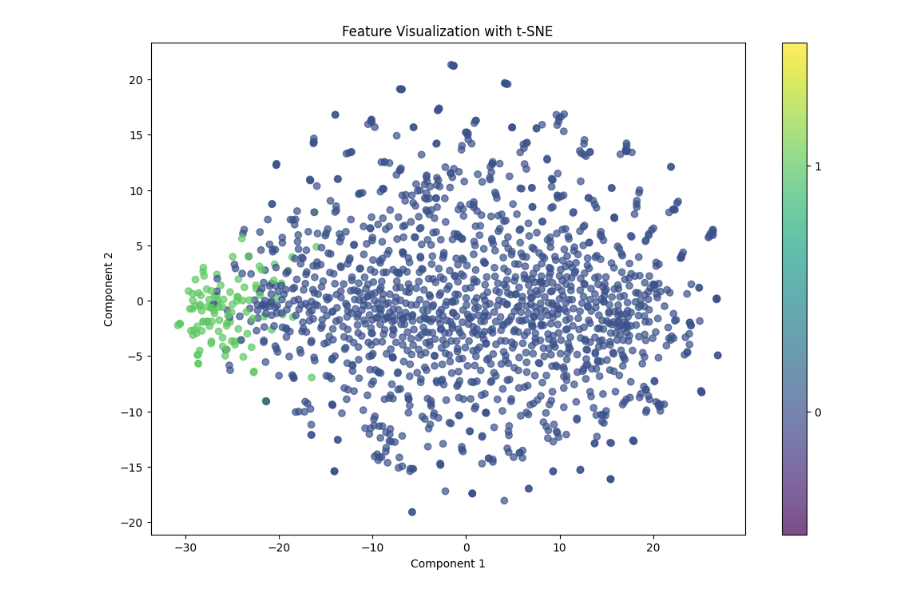
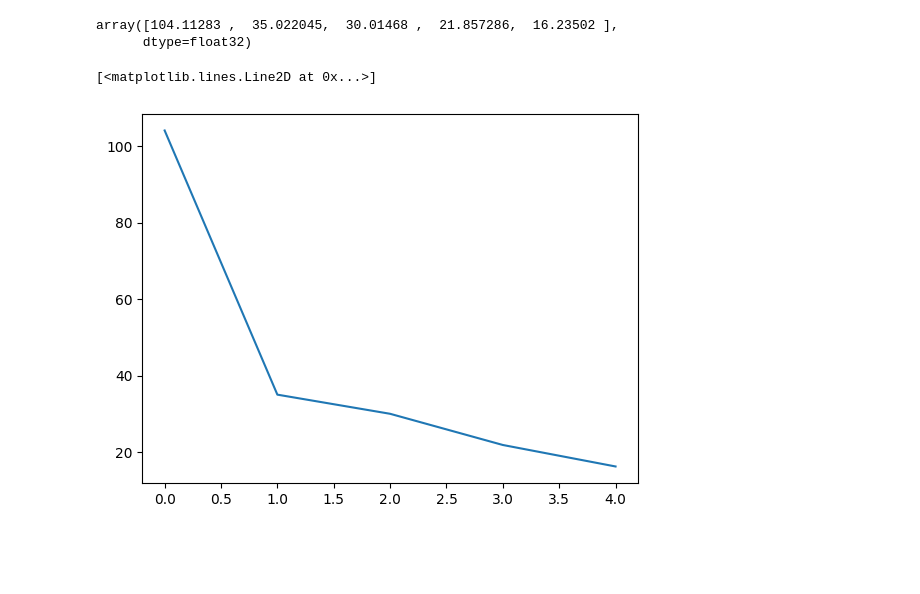
Before and after one commit to i4Ds/FlareSense-v2, a Jupyter notebook: deepcluster.ipynb, the cells around one changed output. Cells and saved outputs as stored; diff of their text form; code cells hidden in the pictures; blank space fills up the shorter version.

```diff
--- a/deepcluster.ipynb
+++ b/deepcluster.ipynb
@@ -58,9 +60,9 @@ resize_func = Compose(
 from datasets import DatasetDict, load_dataset
 
 def prepare_datasets(config):
-    ds_train = load_dataset(config["data"]["train_path"], split="train")
-    ds_valid = load_dataset(config["data"]["val_path"], split="validation")
-    ds_test = load_dataset(config["data"]["test_path"], split="test")
+    ds_train = load_dataset(config["data"]["train_path"], split=config['data']['train_split'])
+    ds_valid = load_dataset(config["data"]["val_path"], split=config['data']['train_split'])
+    ds_test = load_dataset(config["data"]["test_path"], split=config['data']['test_split'])
 
     dd = DatasetDict()
     dd["train"] = ds_train
@@ -92,8 +94,8 @@ Found the latest cached dataset configuration 'default' at /home/vincenzo/.cache
 # %%
 t_dl, val_dl, test_dl = prepare_dataloaders(
-    EcallistoDatasetBinary(dd["train"], resize_func=resize_func, normalization_transform=remove_background),
-    EcallistoDatasetBinary(dd["validation"], resize_func=resize_func, normalization_transform=remove_background),
-    EcallistoDatasetBinary(dd["test"], resize_func=resize_func, normalization_transform=remove_background),
+    EcallistoDatasetBinary(dd["train"], resize_func=resize_func, normalization_transform=remove_background, cache=False),
+    EcallistoDatasetBinary(dd["validation"], resize_func=resize_func, normalization_transform=remove_background, cache=False),
+    EcallistoDatasetBinary(dd["test"], resize_func=resize_func, normalization_transform=remove_background, cache=False),
     32
 )
 # %%
@@ -108,10 +110,9 @@ def extract_Features(model, dataloader, device):
     model.eval()
     model.to(device)
     features_list = []
-
     # Dictionary to store the features
     features_dict = {}
-    meta_data = {'label': [], 'antenna': [], 'datetime': []}
+    meta_data = {'label': [], 'antenna': [], 'datetime': [], 'image': []}
 
     # Define a hook function to capture the features
     def hook_fn(module, input, output):
@@ -130,6 +131,7 @@ def extract_Features(model, dataloader, device):
             meta_data['label'].extend(labels.cpu().numpy())
             meta_data['antenna'].extend(list(antennas))
             meta_data['datetime'].extend(list(datetimes))
+            meta_data['image'].extend(inputs.cpu().numpy())
             if len(features_list) > 50:
                 break
 
@@ -166,21 +152,26 @@ features_2d = tsne.fit_transform(features_scaled)
-# %%
-import matplotlib.pyplot as plt
-import numpy as np
-
-# Create a colormap
-num_classes = len(np.unique(labels_np))
-
-plt.figure(figsize=(12, 8))
-scatter = plt.scatter(
-    features_2d[:, 0], features_2d[:, 1],
-    c=labels_np,
-    alpha=0.7
-)
-plt.colorbar(scatter, ticks=range(num_classes))
-plt.clim(-0.5, num_classes - 0.5)
-plt.title('Feature Visualization with t-SNE')
-plt.xlabel('Component 1')
-plt.ylabel('Component 2')
-plt.show()
-# %% [output]
-[figure, removed]
+# %%
+from sklearn.cluster import AgglomerativeClustering, KMeans, DBSCAN
+from sklearn.manifold import TSNE
+from sklearn.preprocessing import StandardScaler
+import matplotlib.pyplot as plt
+
+scaler = StandardScaler()
+features_scaled = scaler.fit_transform(features_np)
+
+from sklearn.decomposition import PCA
+pca = PCA(n_components=5)  # Adjust based on explained variance
+pca_fit = pca.fit(features_scaled)
+features_reduced = pca_fit.transform(features_scaled)
+# %%
+pca_fit.explained_variance_
+# %% [output]
+array([104.11283 ,  35.022045,  30.01468 ,  21.857286,  16.23502 ],
+      dtype=float32)
+# %%
+pca_fit.explained_variance_ratio_.cumsum()
+
+# Plot curve
+plt.plot(pca_fit.explained_variance_[:20])
+# %% [output]
+[<matplotlib.lines.Line2D at 0x...>]
+[figure, added]
```
Also changed, not shown: parts of 30 cells of this notebook, 9 other files.
